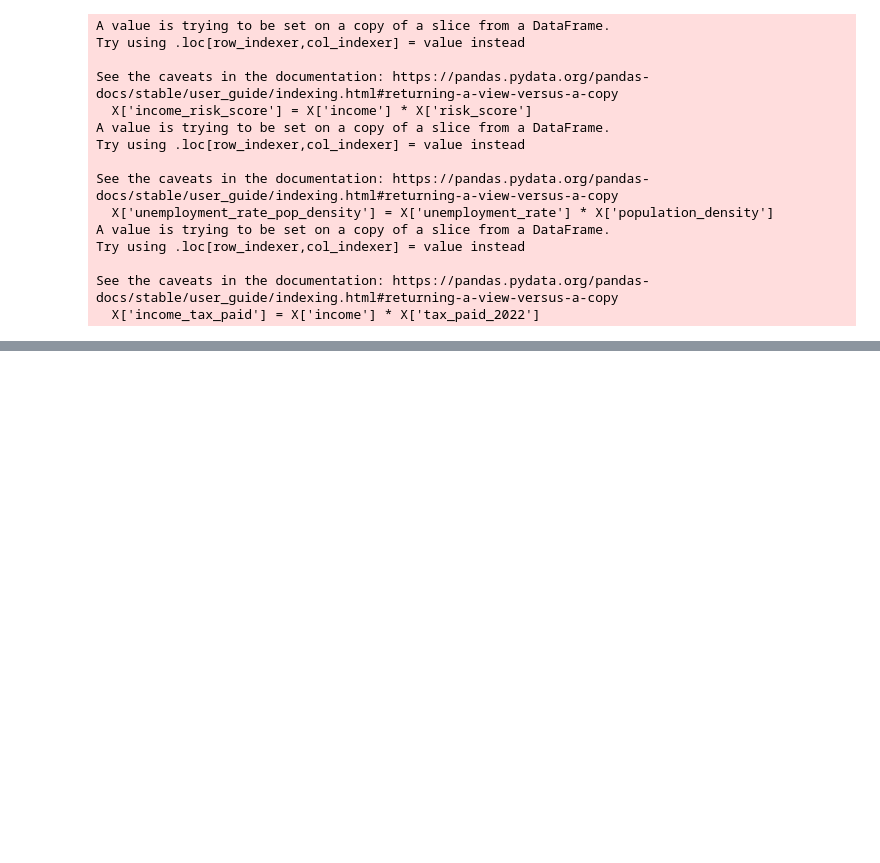
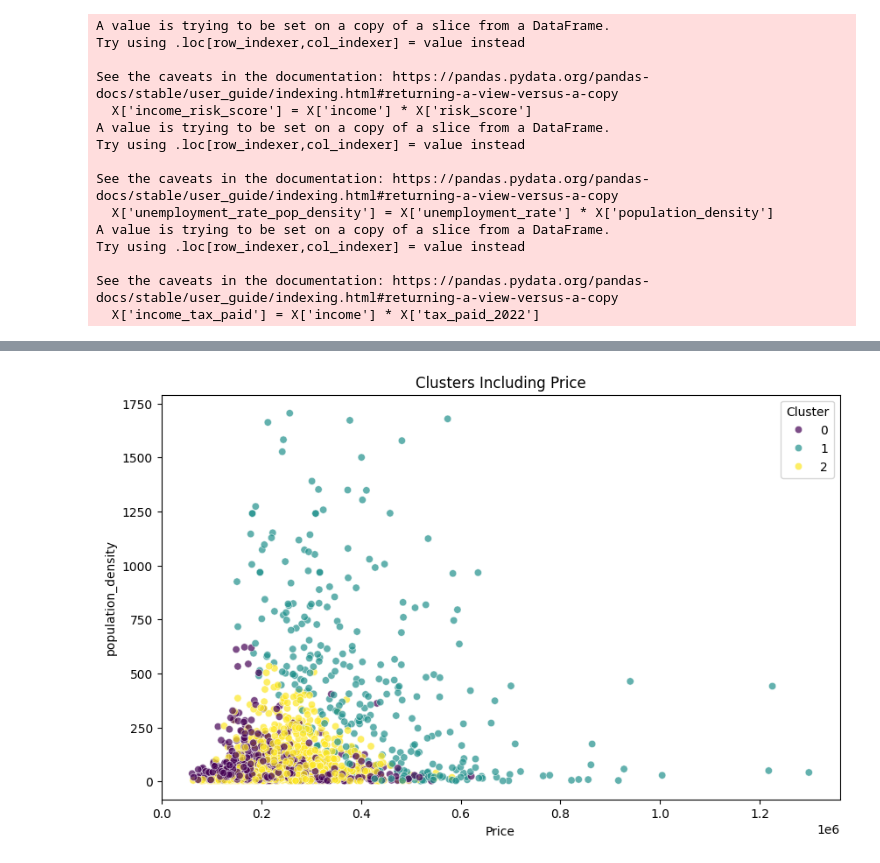
Before and after one commit to jahnavi-maddhuri/Climate-Risk-Impact-on-House-Prices, a Jupyter notebook: model.ipynb, the cells around one changed output, grey strips where cells are left out. Saved outputs shown, nothing was run; the diff lists cells and outputs as text; code cells hidden in the pictures; blank space fills up the shorter version.

```diff
--- a/model.ipynb
+++ b/model.ipynb
@@ -531,0 +578,11 @@ KeyError: 'income_x_ed_pct'
+# %%
+# Visualize clusters
+plt.figure(figsize=(10, 6))
+sns.scatterplot(data=priced_df, x='price', y='population_density', hue='cluster', palette='viridis', alpha=0.7)
+plt.title('Clusters Including Price')
+plt.xlabel('Price')
+plt.ylabel('population_density')
+plt.legend(title='Cluster')
+plt.show()
+# %% [output]
+[figure, added]
```
Also changed, not shown: parts of 12 cells of this notebook.
